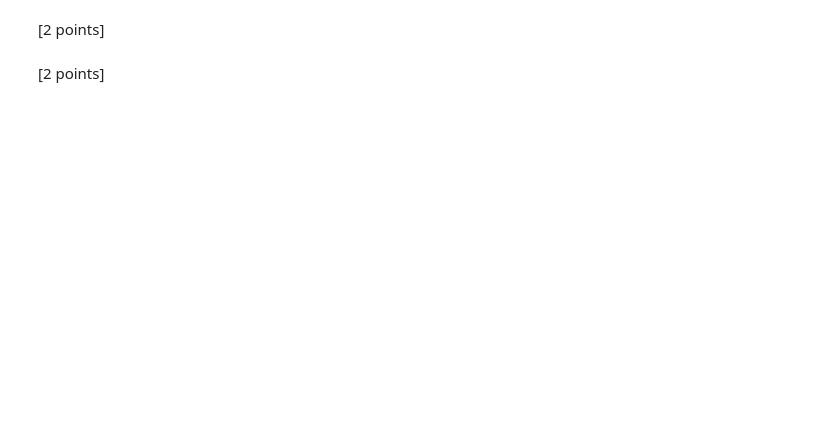
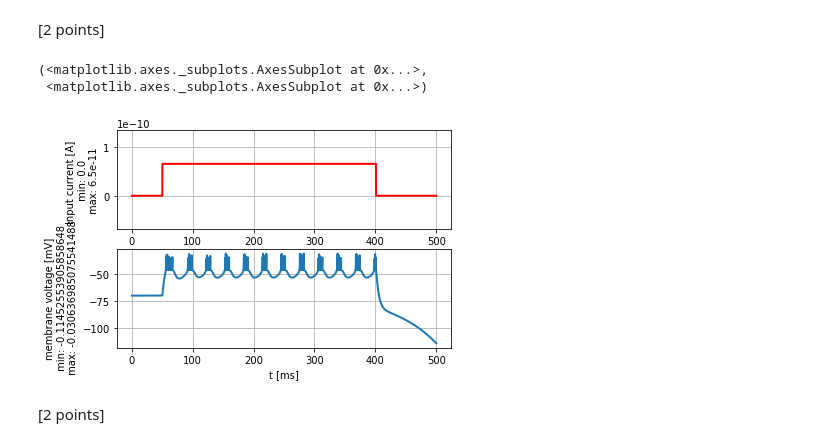
Before and after one commit to KiyarashFarivar/bmnn, a Jupyter notebook: Mini_proj1.ipynb, the cells around one changed output. Saved outputs shown, nothing was run; the diff lists cells and outputs as text; code cells hidden in the pictures; blank space fills up the shorter version.

```diff
--- a/Mini_proj1.ipynb
+++ b/Mini_proj1.ipynb
@@ -281,2 +306,20 @@ import brian2 as b2
+# %%
+# bursting firing pattern from book
+
+
+tau_m_bursting = 5.0*b2.msecond
+v_reset_bursting = -46.0*b2.mvolt
+a_bursting = -5.0*b2.nsiemens
+b_bursting = 7.0*b2.pamp
+taw_w_bursting = 100.0*b2.msecond
+
+state_monitor_bursting, temp = AdEx.simulate_AdEx_neuron(tau_m=tau_m_bursting, v_reset=v_reset_bursting,
+                                                          a=a_bursting, b= b_bursting,
+                                                          I_stim=current, simulation_time=500. * b2.msecond)
+plot_tools.plot_voltage_and_current_traces(state_monitor_bursting, current)
+# %% [output]
+(<matplotlib.axes._subplots.AxesSubplot at 0x...>,
+ <matplotlib.axes._subplots.AxesSubplot at 0x...>)
+[figure, added]
 # %% [markdown]
 [2 points]
```
Also changed, not shown: parts of 13 cells of this notebook.
